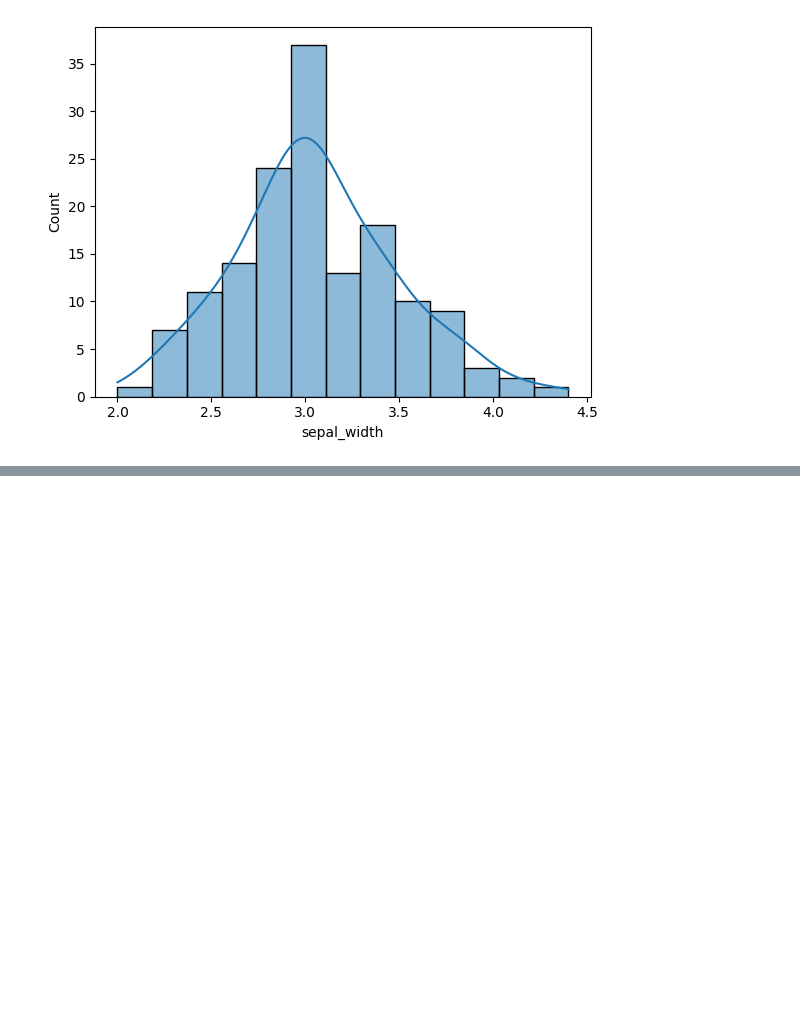
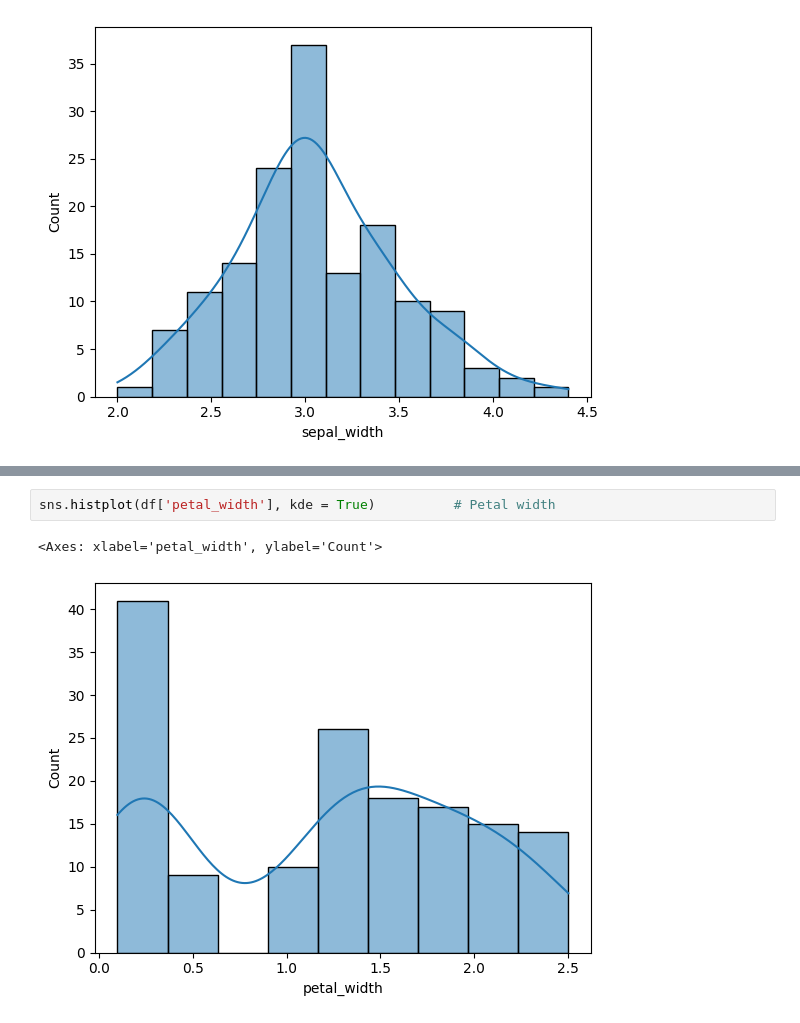
Before and after one commit to FutaneLikhita/Statistics-Practical-Implementation-With-Python, a Jupyter notebook: Statistics Practical Implementation.ipynb, the cells around one changed output, grey strips where cells are left out. Drawn from its saved outputs; the diff is of its cells as text; blank space fills up the shorter version.

```diff
--- a/Statistics Practical Implementation.ipynb
+++ b/Statistics Practical Implementation.ipynb
@@ -253,0 +259,5 @@ sns.histplot(df['sepal_width'], kde = True)          # Sepal Width
+# %%
+sns.histplot(df['petal_width'], kde = True)          # Petal width
+# %% [output]
+<Axes: xlabel='petal_width', ylabel='Count'>
+[figure, added]
```
Also changed, not shown: parts of 1 cell of this notebook.
